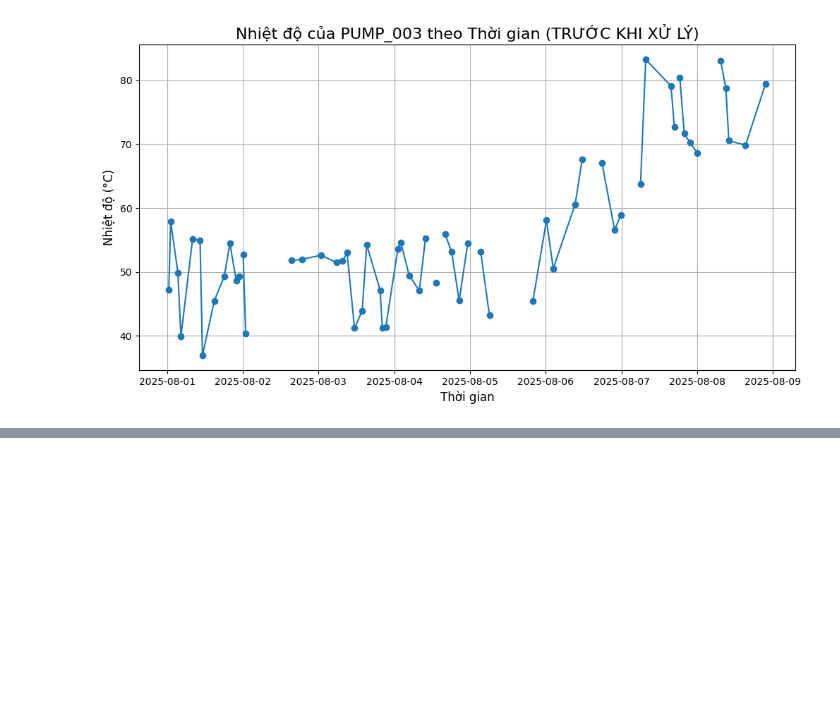
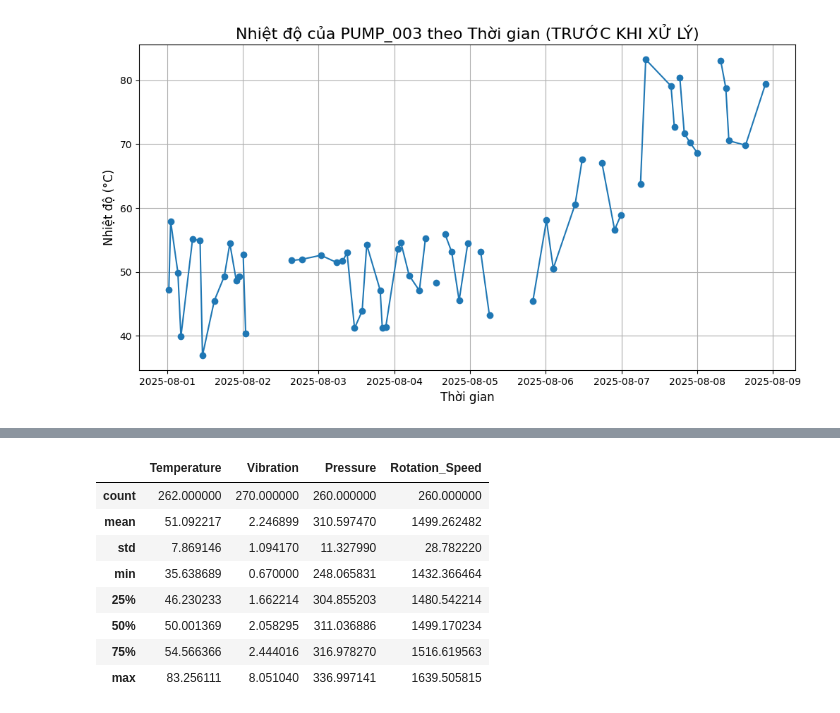
Before and after one commit to nmhkha/dm-project, a Jupyter notebook: pre.ipynb, the cells around one changed output, grey strips where cells are left out. Saved outputs shown, nothing was run; the diff lists cells and outputs as text; code cells hidden in the pictures; blank space fills up the shorter version.

```diff
--- a/pre.ipynb
+++ b/pre.ipynb
@@ -219,0 +130,4 @@ plt.show()
+# %%
+# array(['PUMP_003', 'pump-001', 'PUMP_004', 'Pump_002'], dtype=object)
+
+df_pre['Machine_ID'] = df_pre['Machine_ID'].str.upper().str.replace('-', '_')
@@ -219,0 +178,16 @@ plt.show()
+# %%
+df_pre.loc[df_pre['Temperature'] > 200, 'Temperature'] = np.nan #Nhiet do k the > 200
+df_pre.loc[df_pre['Pressure'] < 0, 'Pressure'] = np.nan #Ap suat k the am
+df_pre.loc[df_pre['Rotation_Speed'] > 5000, 'Rotation_Speed'] = np.nan
+
+df_pre[sen_cols].describe()
+# %% [output]
+|  | Temperature | Vibration | Pressure | Rotation_Speed |
+| count | 262.000000 | 270.000000 | 260.000000 | 260.000000 |
+| mean | 51.092217 | 2.246899 | 310.597470 | 1499.262482 |
+| std | 7.869146 | 1.094170 | 11.327990 | 28.782220 |
+| min | 35.638689 | 0.670000 | 248.065831 | 1432.366464 |
+| 25% | 46.230233 | 1.662214 | 304.855203 | 1480.542214 |
+| 50% | 50.001369 | 2.058295 | 311.036886 | 1499.170234 |
+| 75% | 54.566366 | 2.444016 | 316.978270 | 1516.619563 |
+| max | 83.256111 | 8.051040 | 336.997141 | 1639.505815 |
```
Also changed, not shown: parts of 15 cells of this notebook.
